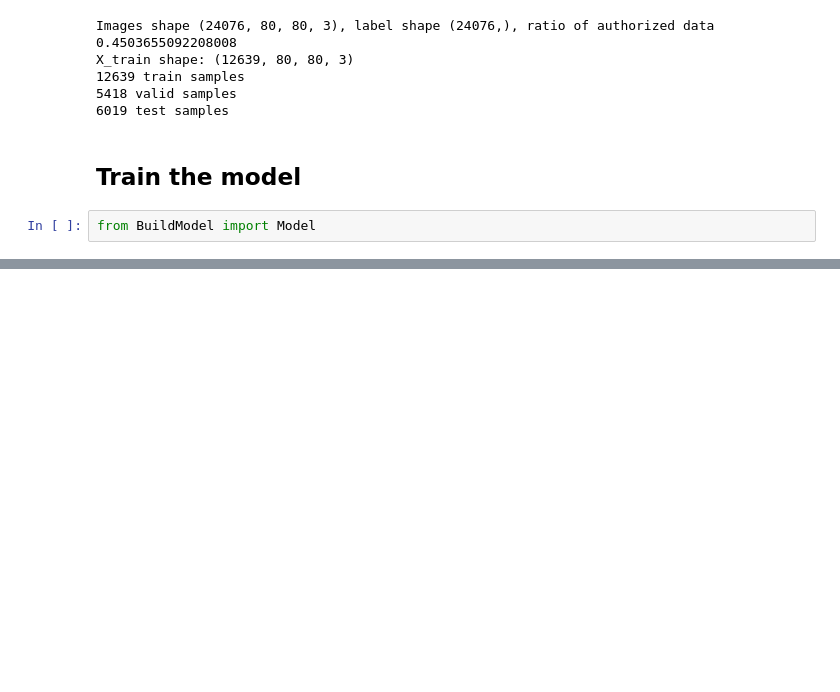
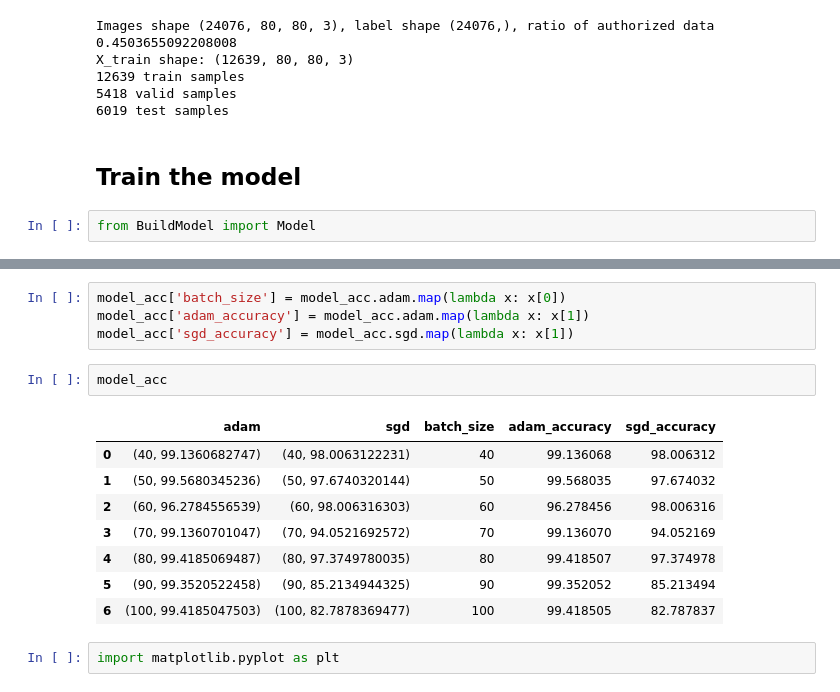
Before and after one commit to jhli973/PersonalLearnings, a Jupyter notebook: FaceRecognition/DataProcessingModeling.ipynb, the cells around one changed output, grey strips where cells are left out. Drawn from its saved outputs; the diff is of its cells as text; blank space fills up the shorter version.

```diff
--- a/FaceRecognition/DataProcessingModeling.ipynb
+++ b/FaceRecognition/DataProcessingModeling.ipynb
@@ -98,0 +78,17 @@ Predicted: 1, Truth: 0
+# %%
+model_acc['batch_size'] = model_acc.adam.map(lambda x: x[0])
+model_acc['adam_accuracy'] = model_acc.adam.map(lambda x: x[1])
+model_acc['sgd_accuracy'] = model_acc.sgd.map(lambda x: x[1])
+# %%
+model_acc
+# %% [output]
+|  | adam | sgd | batch_size | adam_accuracy | sgd_accuracy |
+| 0 | (40, 99.1360682747) | (40, 98.0063122231) | 40 | 99.136068 | 98.006312 |
+| 1 | (50, 99.5680345236) | (50, 97.6740320144) | 50 | 99.568035 | 97.674032 |
+| 2 | (60, 96.2784556539) | (60, 98.006316303) | 60 | 96.278456 | 98.006316 |
+| 3 | (70, 99.1360701047) | (70, 94.0521692572) | 70 | 99.136070 | 94.052169 |
+| 4 | (80, 99.4185069487) | (80, 97.3749780035) | 80 | 99.418507 | 97.374978 |
+| 5 | (90, 99.3520522458) | (90, 85.2134944325) | 90 | 99.352052 | 85.213494 |
+| 6 | (100, 99.4185047503) | (100, 82.7878369477) | 100 | 99.418505 | 82.787837 |
+# %%
+import matplotlib.pyplot as plt
```
Also changed, not shown: parts of 13 cells of this notebook, 4 other files.
